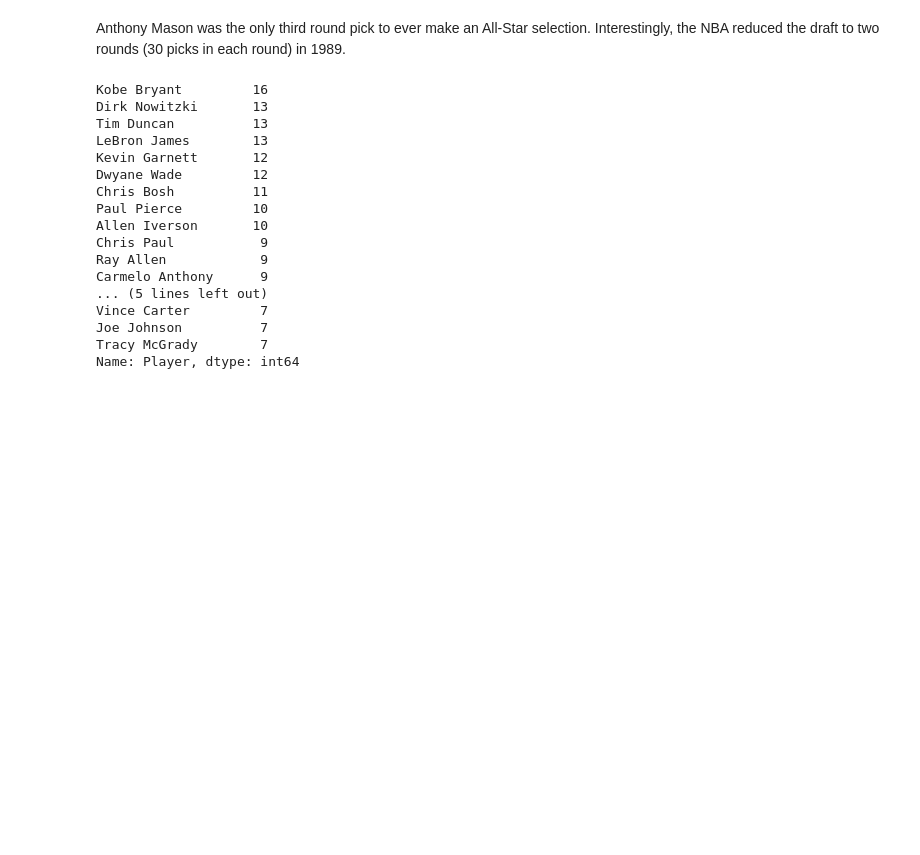
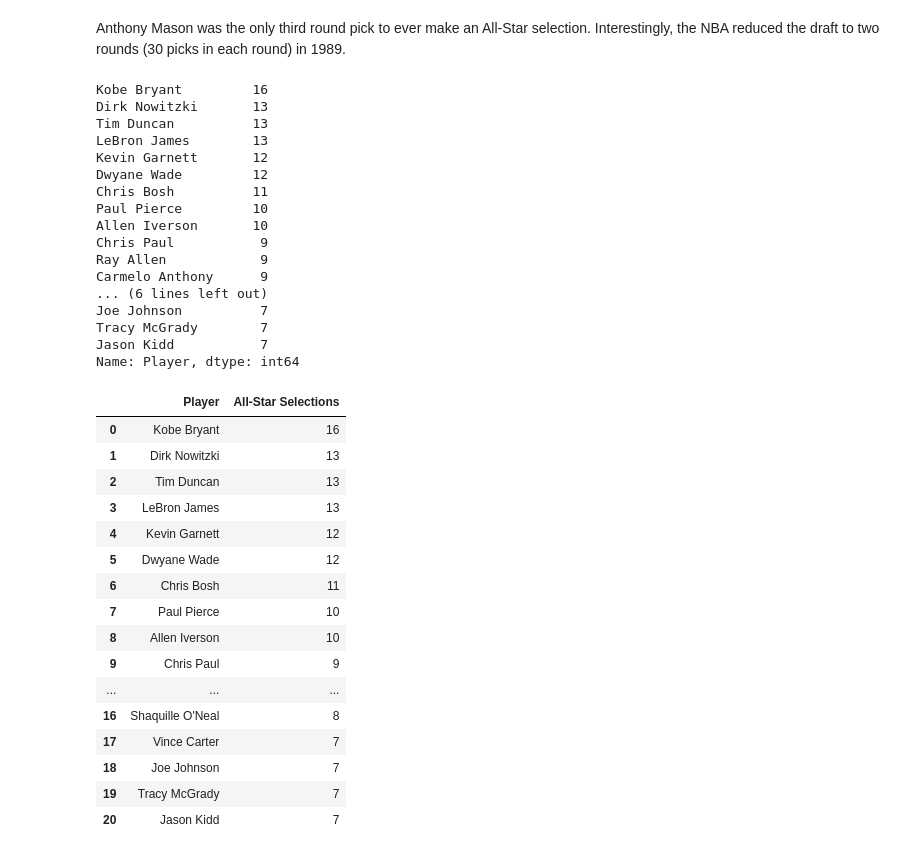
Before and after one commit to aclao89/NBA_All_Stars, a Jupyter notebook: Data Exploration for NBA All Star Games .ipynb, the cells around one changed output. Saved outputs shown, nothing was run; the diff lists cells and outputs as text; code cells hidden in the pictures; blank space fills up the shorter version.

Commit message:
Added top 20 players

```diff
--- a/Data Exploration for NBA All Star Games .ipynb
+++ b/Data Exploration for NBA All Star Games .ipynb
@@ -469,7 +469,8 @@ Anthony Mason was the only third round pick to ever make an All-Star selection.
 top_20 = nba_cleaned['Player'].value_counts()
 
 #Select top 20 players based on number of All-Star Selections h
-top_20[:20]
+top_20_as = top_20[:21]
+top_20_as
 # %% [output]
 Kobe Bryant         16
 Dirk Nowitzki       13
@@ -483,8 +484,34 @@ Allen Iverson       10
 Chris Paul           9
 Ray Allen            9
 Carmelo Anthony      9
-... (5 lines left out)
-Vince Carter         7
+... (6 lines left out)
 Joe Johnson          7
 Tracy McGrady        7
+Jason Kidd           7
 Name: Player, dtype: int64
+# %%
+top_20_df = pd.DataFrame(top_20_as)
+
+top_20_df = top_20_df.reset_index()
+
+top_20_df.columns = 'Player', 'All-Star Selections'
+
+top_20_df
+# %% [output]
+|  | Player | All-Star Selections |
+| 0 | Kobe Bryant | 16 |
+| 1 | Dirk Nowitzki | 13 |
+| 2 | Tim Duncan | 13 |
+| 3 | LeBron James | 13 |
+| 4 | Kevin Garnett | 12 |
+| 5 | Dwyane Wade | 12 |
+| 6 | Chris Bosh | 11 |
+| 7 | Paul Pierce | 10 |
+| 8 | Allen Iverson | 10 |
+| 9 | Chris Paul | 9 |
+| ... | ... | ... |
+| 16 | Shaquille O'Neal | 8 |
+| 17 | Vince Carter | 7 |
+| 18 | Joe Johnson | 7 |
+| 19 | Tracy McGrady | 7 |
+| 20 | Jason Kidd | 7 |
```
Also changed, not shown: parts of 2 cells of this notebook.
